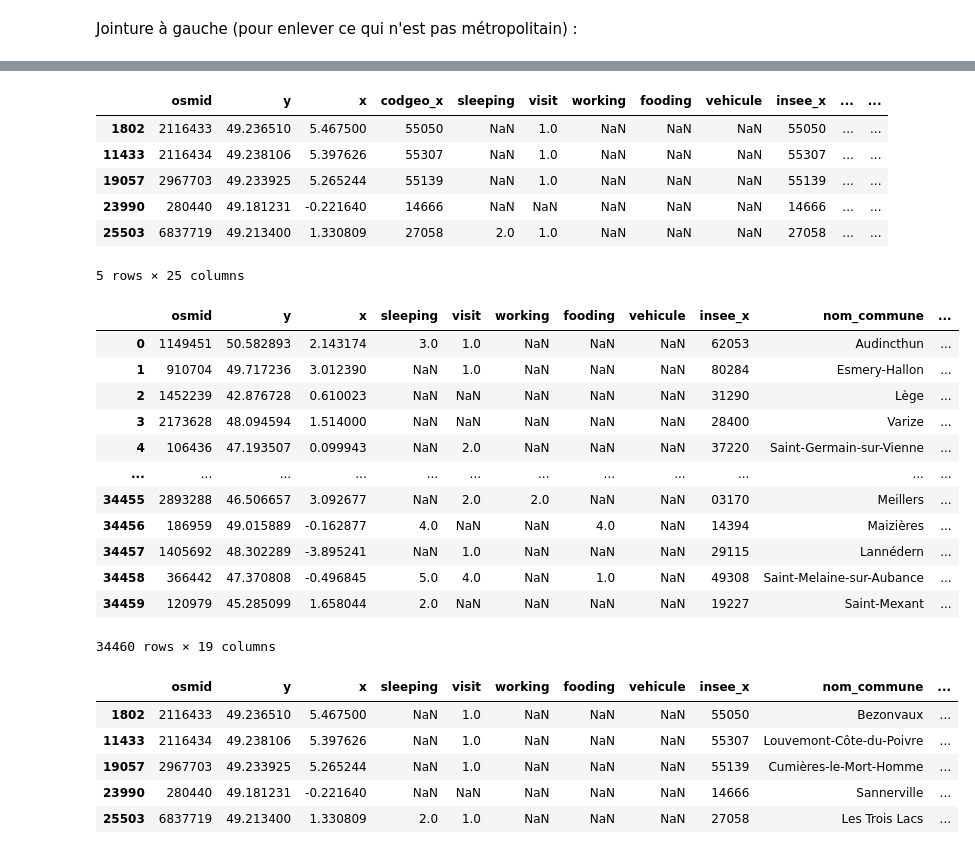
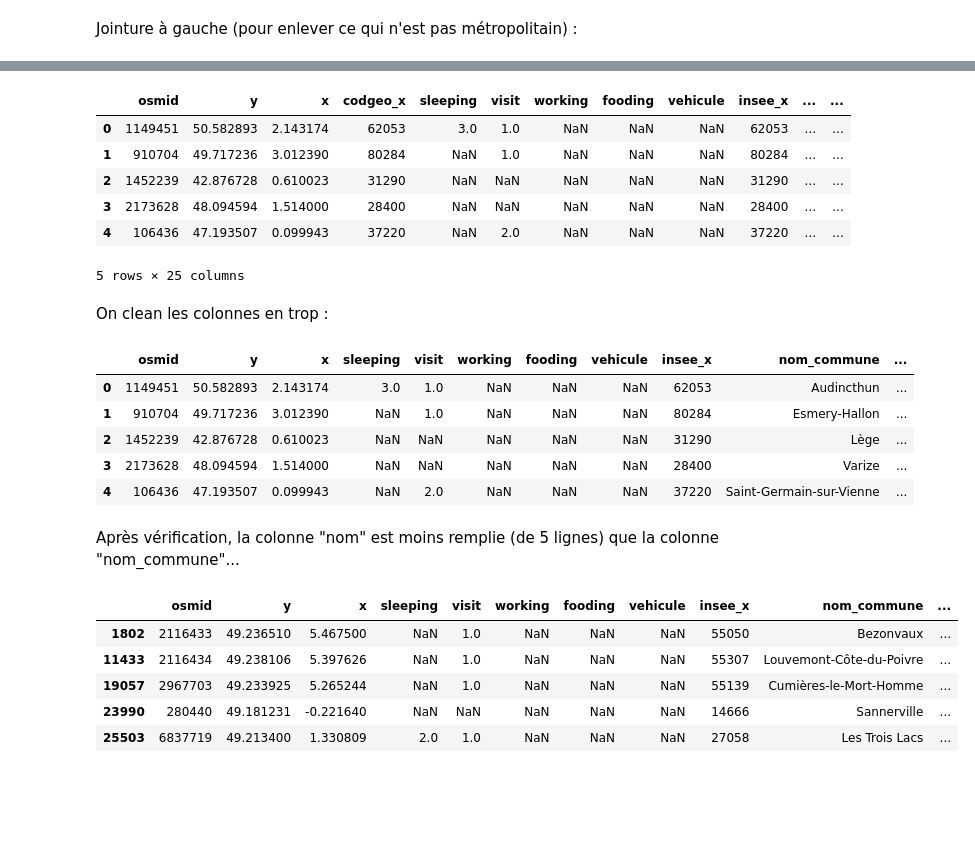
Before and after one commit to dataforgoodfr/batch11_e_cartomobile, a Jupyter notebook: Neo4j_graph_container/notebooks_generation/1_neo4j_generation_graph_communes.ipynb, the cells around one changed output, grey strips where cells are left out. Saved outputs shown, nothing was run; the diff lists cells and outputs as text; code cells hidden in the pictures; blank space fills up the shorter version.

```diff
--- a/Neo4j_graph_container/notebooks_generation/1_neo4j_generation_graph_communes.ipynb
+++ b/Neo4j_graph_container/notebooks_generation/1_neo4j_generation_graph_communes.ipynb
@@ -287,11 +39,11 @@ nodes_reset
 # %% [markdown]
 Cleaning :
 # %%
-nodes_reset.drop(['area', 'geometry'], axis=1, inplace=True)
+nodes.drop(['area', 'geometry'], axis=1, inplace=True)
 # %% [markdown]
 Jointure with others features for communes :
 # %%
-communes_infos = pd.read_feather('./datas/communes.feather')
+communes_infos = pd.read_feather('./../data_communes/communes.feather')
 # %%
 communes_infos
 # %% [output]
@@ -313,4 +67,4 @@ communes_infos.rename(columns={'x':'x_centroid','y':'y_centroid'}, inplace=True)
 # %% [markdown]
 Jointure à gauche (pour enlever ce qui n'est pas métropolitain) :
 # %%
-df_join = nodes_reset.merge(communes_infos, how='left', left_on='codgeo', right_on='insee')
+df_join = nodes.merge(communes_infos, how='left', left_on='codgeo', right_on='insee')
@@ -333,2 +73,2 @@ df_join
 # %%
-immat = pd.read_feather('./datas/immat.feather')
+immat = pd.read_feather('./../data_communes/immat.feather')
@@ -417,33 +81,30 @@ df_join_tot.loc[df_join_tot['surf_ha_x']!=df_join_tot['surf_ha_y'],:]
-# %%
-df_join_tot.loc[df_join_tot['x_centroid_x']!=df_join_tot['x_centroid_y'],:]
-# %% [output]
-|  | osmid | y | x | codgeo_x | sleeping | visit | working | fooding | vehicule | insee_x | ... | ... |
-| 1802 | 2116433 | 49.236510 | 5.467500 | 55050 | NaN | 1.0 | NaN | NaN | NaN | 55050 | ... | ... |
-| 11433 | 2116434 | 49.238106 | 5.397626 | 55307 | NaN | 1.0 | NaN | NaN | NaN | 55307 | ... | ... |
-| 19057 | 2967703 | 49.233925 | 5.265244 | 55139 | NaN | 1.0 | NaN | NaN | NaN | 55139 | ... | ... |
-| 23990 | 280440 | 49.181231 | -0.221640 | 14666 | NaN | NaN | NaN | NaN | NaN | 14666 | ... | ... |
-| 25503 | 6837719 | 49.213400 | 1.330809 | 27058 | 2.0 | 1.0 | NaN | NaN | NaN | 27058 | ... | ... |
-5 rows × 25 columns
+# %%
+df_join_tot.head()
+# %% [output]
+|  | osmid | y | x | codgeo_x | sleeping | visit | working | fooding | vehicule | insee_x | ... | ... |
+| 0 | 1149451 | 50.582893 | 2.143174 | 62053 | 3.0 | 1.0 | NaN | NaN | NaN | 62053 | ... | ... |
+| 1 | 910704 | 49.717236 | 3.012390 | 80284 | NaN | 1.0 | NaN | NaN | NaN | 80284 | ... | ... |
+| 2 | 1452239 | 42.876728 | 0.610023 | 31290 | NaN | NaN | NaN | NaN | NaN | 31290 | ... | ... |
+| 3 | 2173628 | 48.094594 | 1.514000 | 28400 | NaN | NaN | NaN | NaN | NaN | 28400 | ... | ... |
+| 4 | 106436 | 47.193507 | 0.099943 | 37220 | NaN | 2.0 | NaN | NaN | NaN | 37220 | ... | ... |
+5 rows × 25 columns
+# %% [markdown]
+On clean les colonnes en trop :
 # %%
 columns_to_drop = ['insee_y','codgeo_y', 'codgeo_x', 'surf_ha_y', 'x_centroid_y', 'y_centroid_y']
 # %%
 df_join_tot.drop(columns_to_drop, axis=1, inplace=True)
 # %%
-df_join_tot
+df_join_tot.head()
 # %% [output]
 |  | osmid | y | x | sleeping | visit | working | fooding | vehicule | insee_x | nom_commune | ... |
 | 0 | 1149451 | 50.582893 | 2.143174 | 3.0 | 1.0 | NaN | NaN | NaN | 62053 | Audincthun | ... |
 | 1 | 910704 | 49.717236 | 3.012390 | NaN | 1.0 | NaN | NaN | NaN | 80284 | Esmery-Hallon | ... |
 | 2 | 1452239 | 42.876728 | 0.610023 | NaN | NaN | NaN | NaN | NaN | 31290 | Lège | ... |
 | 3 | 2173628 | 48.094594 | 1.514000 | NaN | NaN | NaN | NaN | NaN | 28400 | Varize | ... |
 | 4 | 106436 | 47.193507 | 0.099943 | NaN | 2.0 | NaN | NaN | NaN | 37220 | Saint-Germain-sur-Vienne | ... |
-| ... | ... | ... | ... | ... | ... | ... | ... | ... | ... | ... | ... |
-| 34455 | 2893288 | 46.506657 | 3.092677 | NaN | 2.0 | 2.0 | NaN | NaN | 03170 | Meillers | ... |
-| 34456 | 186959 | 49.015889 | -0.162877 | 4.0 | NaN | NaN | 4.0 | NaN | 14394 | Maizières | ... |
-| 34457 | 1405692 | 48.302289 | -3.895241 | NaN | 1.0 | NaN | NaN | NaN | 29115 | Lannédern | ... |
-| 34458 | 366442 | 47.370808 | -0.496845 | 5.0 | 4.0 | NaN | 1.0 | NaN | 49308 | Saint-Melaine-sur-Aubance | ... |
-| 34459 | 120979 | 45.285099 | 1.658044 | 2.0 | NaN | NaN | NaN | NaN | 19227 | Saint-Mexant | ... |
-34460 rows × 19 columns
+# %% [markdown]
+Après vérification, la colonne "nom" est moins remplie (de 5 lignes) que la colonne "nom_commune"...
 # %%
 df_join_tot.loc[df_join_tot['nom_commune']!=df_join_tot['nom'],:]
 # %% [output]
```
Also changed, not shown: parts of 42 cells of this notebook, 2 other files.
